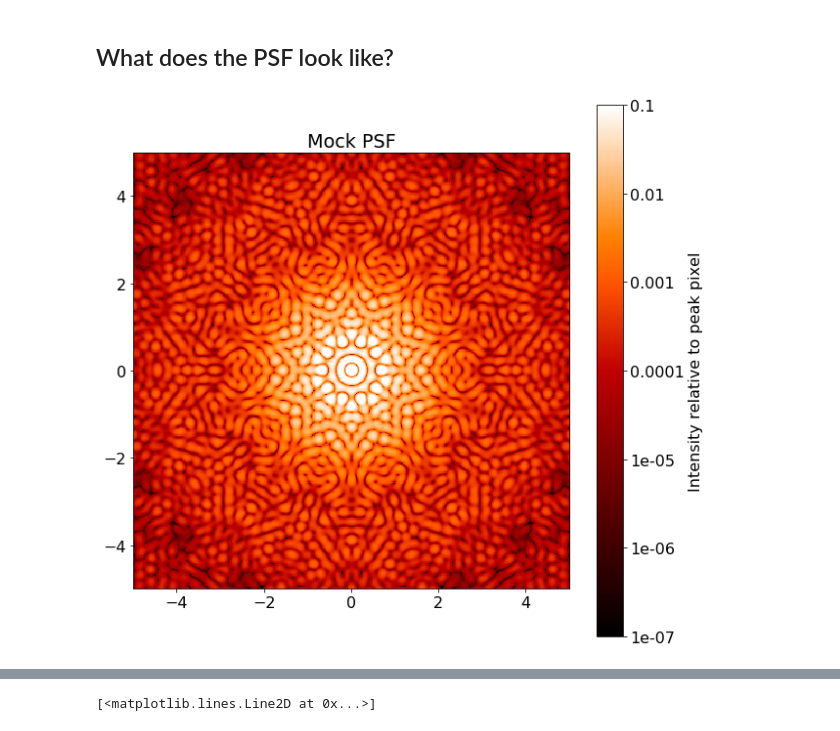
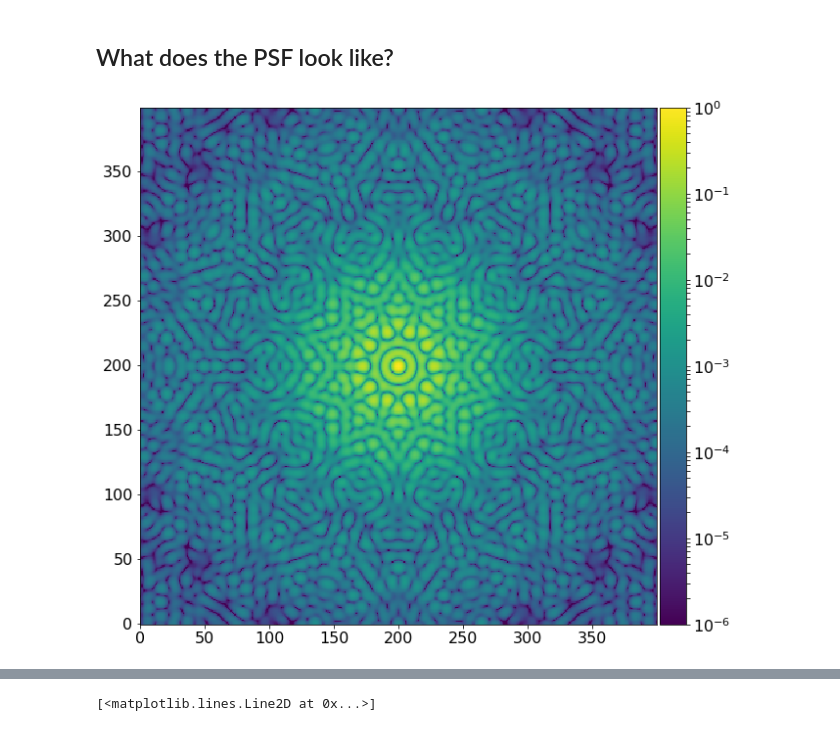
Before and after one commit to benjaminpope/toliman, a Jupyter notebook: poppy_toliman_doubly_diffractive.ipynb, the cells around one changed output, grey strips where cells are left out. Drawn from its saved outputs; the diff is of its cells as text; code cells hidden in the pictures.

```diff
--- a/poppy_toliman_doubly_diffractive.ipynb
+++ b/poppy_toliman_doubly_diffractive.ipynb
@@ -216,9 +217,22 @@ composite.display(what='both')         # display phase and amplitude transmissio
 # %%
 osys = poppy.OpticalSystem()
 osys.add_pupil(composite)    # pupil radius in meters
 osys.add_detector(pixelscale=0.050, fov_arcsec=10.0)  # image plane coordinates in arcseconds
 wavelength=600e-9
 psf = osys.calc_psf(wavelength)                            # wavelength in microns
-poppy.display_psf(psf, title='Mock PSF',normalize='peak')
+from mpl_toolkits.axes_grid1 import make_axes_locatable
+from matplotlib.colors import LogNorm
+
+ax = plt.gca()
+
+
+# im = poppy.display_psf(psf, title='Mock PSF',normalize='peak')
+data = psf[0].data/psf[0].data.max()
+im = plt.imshow(data,norm=LogNorm(vmin=1e-6, vmax=1))
+divider = make_axes_locatable(ax)
+cax = divider.append_axes("right", size="5%", pad=0.05)
+
+plt.colorbar(im, cax=cax)
+plt.savefig('psf_650nm_50nmbpass_tight.png',bbox_inches='tight', pad_inches=0)
 # %% [output]
-[figure, old version]
+[figure, new version]
```
Also changed, not shown: parts of 33 cells of this notebook, 42 other files.
